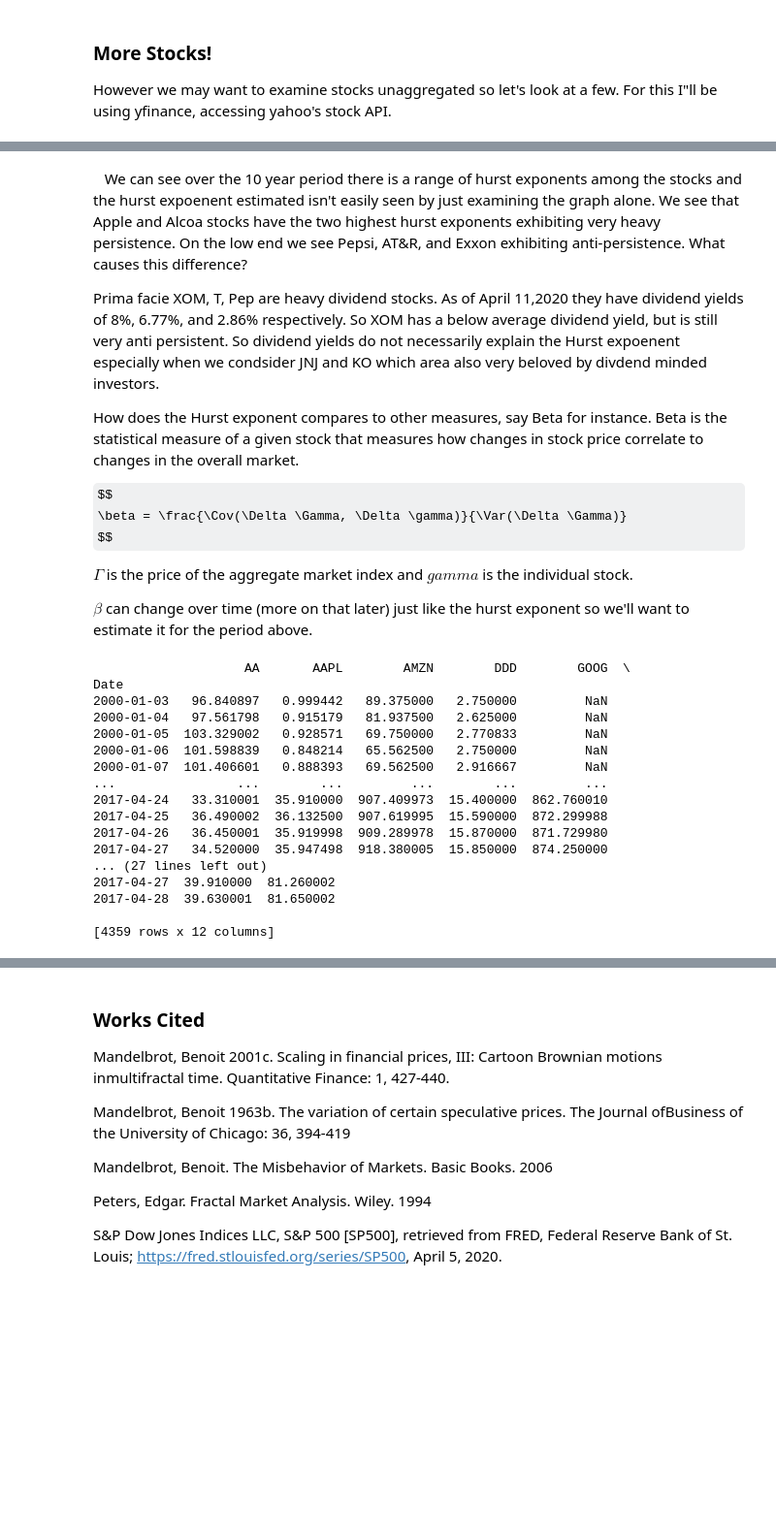
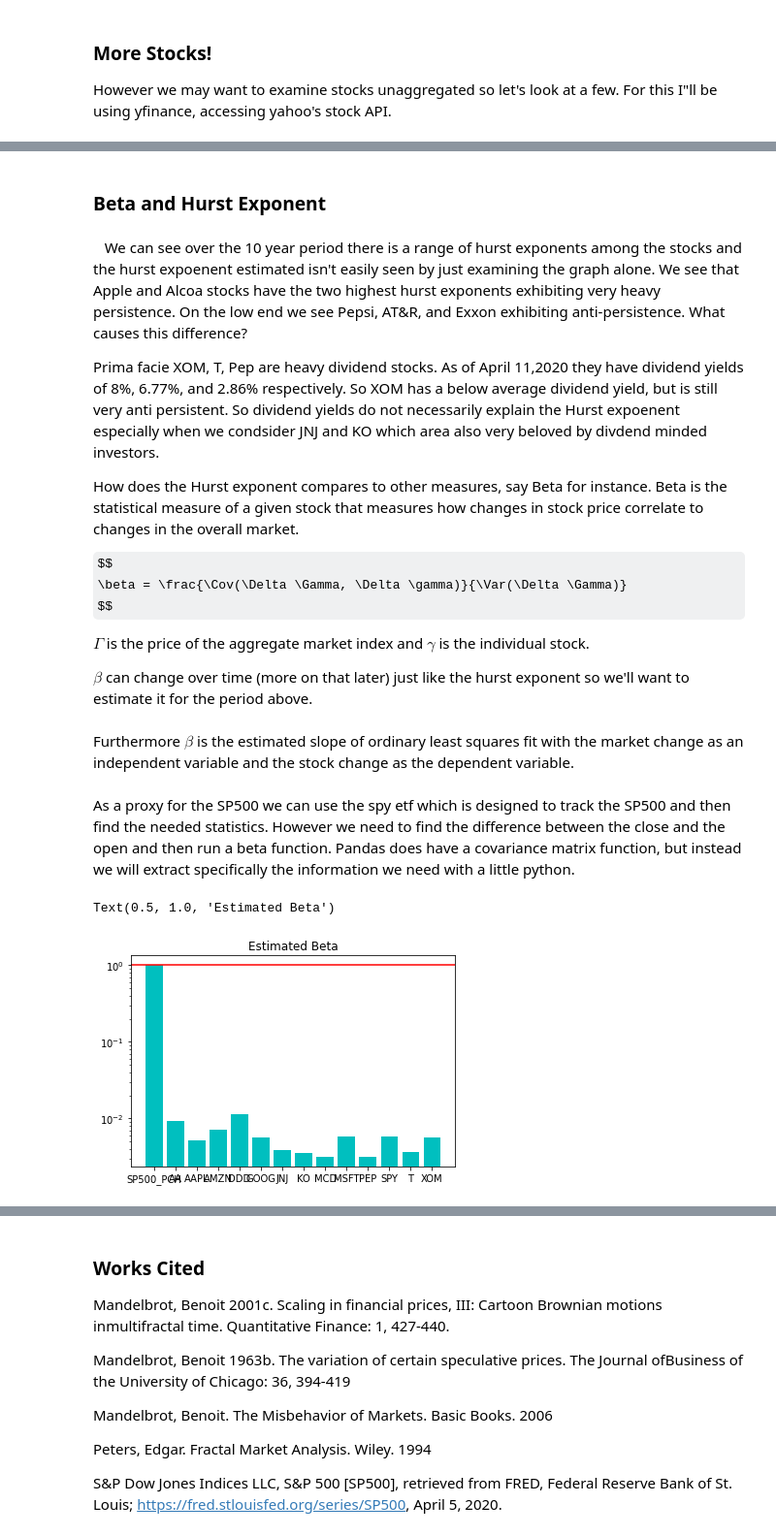
Before and after one commit to RCSimpson/HurstExponentNotebooks, a Jupyter notebook: Hurstnotebook.ipynb, the cells around one changed output, grey strips where cells are left out. Shown at 97% size. Cells and saved outputs as stored; diff of their text form; code cells hidden in the pictures; some formulas as TeX source; blank space fills up the shorter version.

```diff
--- a/Hurstnotebook.ipynb
+++ b/Hurstnotebook.ipynb
@@ -230,3 +246,5 @@ plt.title('Estimated Hurst Exponents')
+# %% [markdown]
+### Beta and Hurst Exponent
 # %% [markdown]
 $\newcommand{\E}{\mathrm{E}}$
 $\newcommand{\Var}{\mathrm{Var}}$
@@ -242,6 +260,6 @@ $$
 \beta = \frac{\Cov(\Delta \Gamma, \Delta \gamma)}{\Var(\Delta \Gamma)}
 $$
 
-$\Gamma$ is the price of the aggregate market index and $gamma$ is the individual stock.
+$\Gamma$ is the price of the aggregate market index and $\gamma$ is the individual stock.
 
 $\beta$ can change over time (more on that later) just like the hurst exponent so we'll want to estimate it for the period above.
@@ -254,20 +266,33 @@ def beta(market,stock):
-# %%
-print(data)
-# %% [output]
-                    AA       AAPL        AMZN        DDD        GOOG  \
-Date
-2000-01-03   96.840897   0.999442   89.375000   2.750000         NaN
-2000-01-04   97.561798   0.915179   81.937500   2.625000         NaN
-2000-01-05  103.329002   0.928571   69.750000   2.770833         NaN
-2000-01-06  101.598839   0.848214   65.562500   2.750000         NaN
-2000-01-07  101.406601   0.888393   69.562500   2.916667         NaN
-...                ...        ...         ...        ...         ...
-2017-04-24   33.310001  35.910000  907.409973  15.400000  862.760010
-2017-04-25   36.490002  36.132500  907.619995  15.590000  872.299988
-2017-04-26   36.450001  35.919998  909.289978  15.870000  871.729980
-2017-04-27   34.520000  35.947498  918.380005  15.850000  874.250000
-... (27 lines left out)
-2017-04-27  39.910000  81.260002
-2017-04-28  39.630001  81.650002
-
-[4359 rows x 12 columns]
+# %% [markdown]
+Furthermore $\beta$ is the estimated slope of ordinary least squares fit with the market change as an independent variable and the stock change as the dependent variable.
+# %% [markdown]
+As a proxy for the SP500 we can use the spy etf which is designed to track the SP500 and then find the needed statistics. However we need to find the difference between the close and the open and then run a beta function. Pandas does have a covariance matrix function, but instead we will extract specifically the information we need with a little python.
+# %%
+SP500Return = pd.read_csv("C:/Users/Robert/PycharmProjects/HurstExponent/SP500Return.csv")
+SP500Return.columns = ['Date','SP500_PCH']
+
+SP500Return['Date'] = pd.to_datetime(SP500Return.Date)
+SP500Return.set_index('Date')
+
+SP500Return['SP500_PCH'] = pd.to_numeric(SP500Return['SP500_PCH'],errors='coerce')
+mask = (SP500Return['Date'] > '2010-09-17') & (SP500Return['Date'] <= '2017-04-28')
+SP500Return = SP500Return.loc[mask]
+
+DailyReturn1 = (data.Close - data.Open)/data.Open
+DailyReturnTimeSpan = DailyReturn1.loc['2010-09-17':]
+
+Inner = pd.merge(left=SP500Return, right=DailyReturnTimeSpan, left_on='Date', right_on='Date')
+CovMatrix = Inner.cov()
+FredVar = CovMatrix.loc['SP500_PCH', 'SP500_PCH']
+StocksCov = CovMatrix.loc['SP500_PCH']
+B = StocksCov/FredVar
+yy = range(len(B))
+plt.bar(yy,B, color = 'c', log=True, width=0.8)
+plt.axhline(y=1, color='r', linestyle='-')
+ax = plt.gca()
+ax.set_xticks(yy)
+ax.set_xticklabels(Inner.columns[1:])
+plt.title('Estimated Beta')
+# %% [output]
+Text(0.5, 1.0, 'Estimated Beta')
+[figure, added]
```
Also changed, not shown: parts of 20 cells of this notebook.
